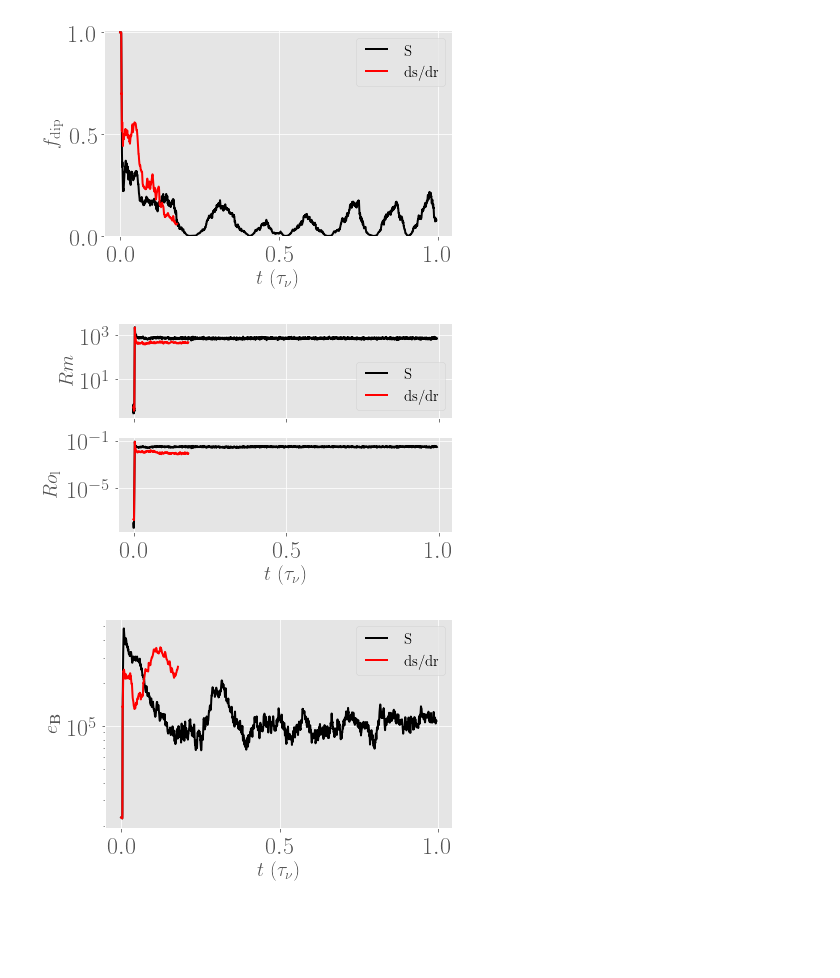
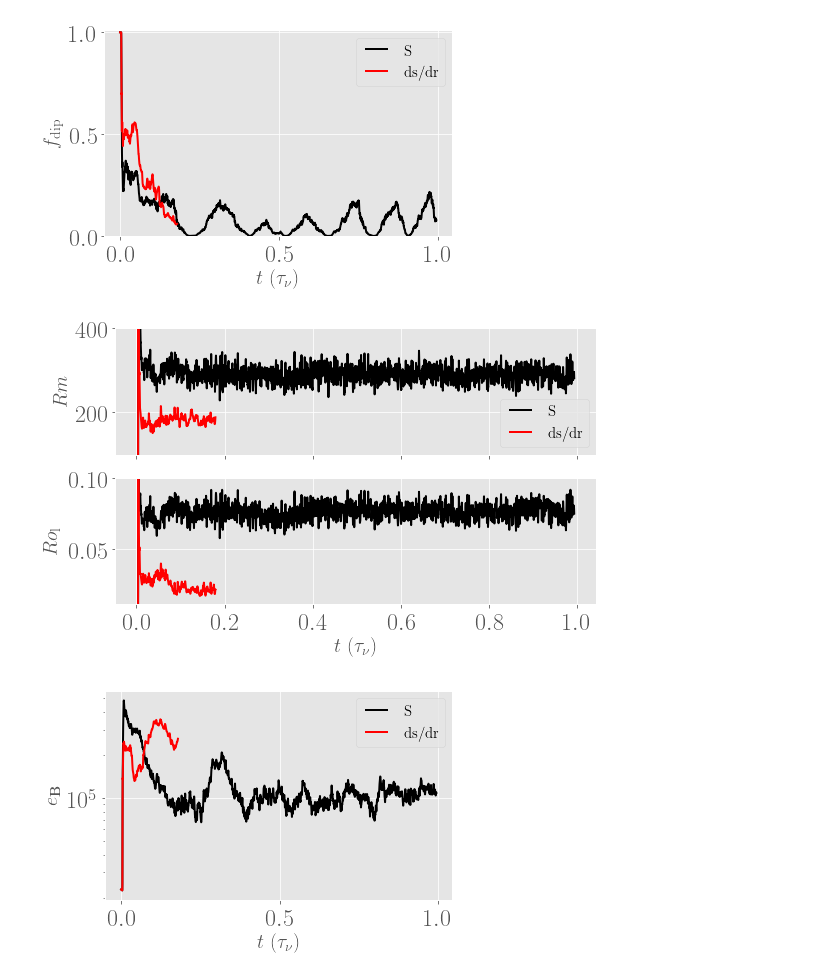
Before and after one commit to bzaire/Report_Sims, a Jupyter notebook: notebook3_1.ipynb, the cells around one changed output. Drawn from its saved outputs; the diff is of its cells as text; code cells hidden in the pictures; blank space fills up the shorter version.

```diff
--- a/notebook3_1.ipynb
+++ b/notebook3_1.ipynb
@@ -27,23 +27,28 @@ plt.show()
 # %% [output]
 [figure]
 # %%
-fig, ax = plt.subplots(2, sharex=True)
+# Rescaling to match Gastine et al. 2012, their scale of reference is not the outer radius but the convective shell gap.
+scale = 0.4
+
+fig, ax = plt.subplots(2, sharex=True, figsize=(8,5))
 it1 = ts1.time.argsort()
 it2 = ts2.time.argsort()
-ax[0].plot(ts1.time[it1], ts1.rm[it1], 'k', label=r'S')
-ax[0].plot(ts2.time[it2], ts2.rm[it2], 'r', label=r'ds/dr')
-ax[1].plot(ts1.time[it1], ts1.rolc[it1], 'k')
-ax[1].plot(ts2.time[it2], ts2.rolc[it2], 'r')
+ax[0].plot(ts1.time[it1], ts1.rm[it1]*scale, 'k', label=r'S')
+ax[0].plot(ts2.time[it2], ts2.rm[it2]*scale, 'r', label=r'ds/dr')
+ax[1].plot(ts1.time[it1], ts1.rolc[it1]/scale, 'k')
+ax[1].plot(ts2.time[it2], ts2.rolc[it2]/scale, 'r')
 ax[0].set_ylabel(r'$Rm$', fontsize=20)
 ax[1].set_ylabel(r'$Ro_\mathrm{l}$', fontsize=20)
 plt.xlabel(r'$t \; (\tau_\nu)$', fontsize=20)
-ax[0].set_yscale('log')
-ax[1].set_yscale('log')
+#ax[0].set_yscale('log')
+#ax[1].set_yscale('log')
+ax[0].set_ylim((100,400))
+ax[1].set_ylim((0.012,0.10))
 ax[0].legend(fontsize=15)
 plt.tight_layout()
 plt.show()
 # %% [output]
-[figure, old version]
+[figure, new version]
 # %%
 # Read simulations' data
 os.chdir(PATH1)
```
Also changed, not shown: parts of 2 cells of this notebook, 15 other files.
